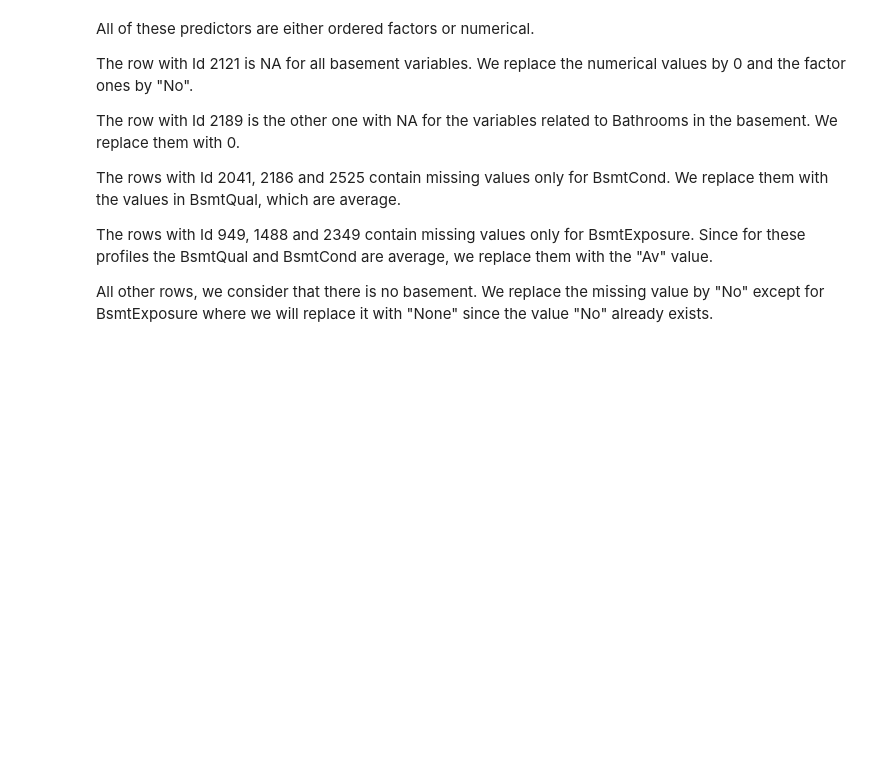
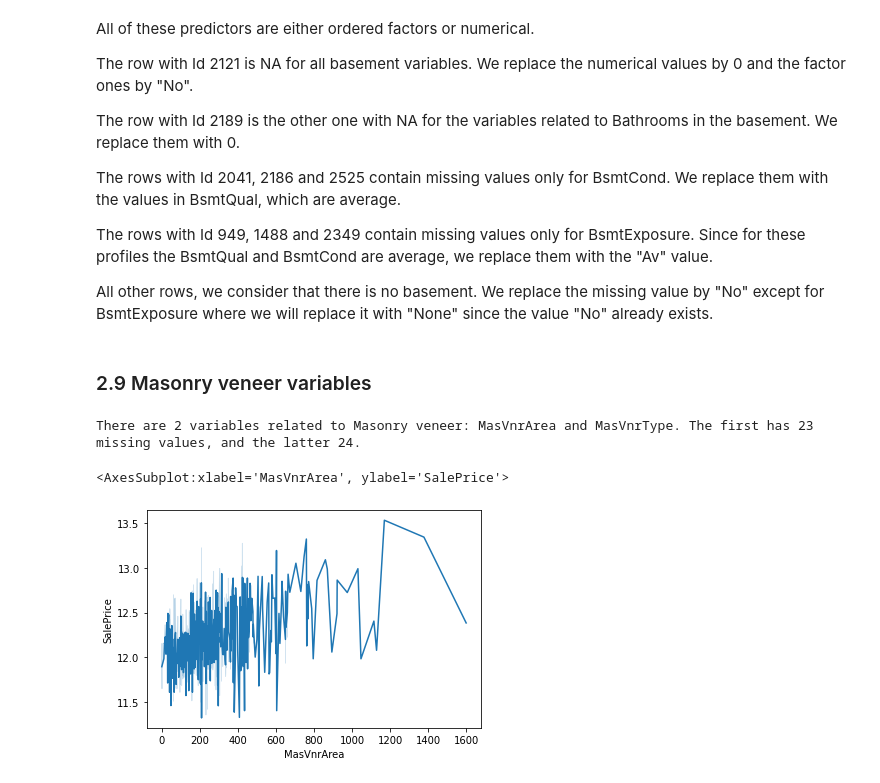
Before and after one commit to jmballard/Kaggle_HousePrice, a Jupyter notebook: analysis_notebook.ipynb, the cells around one changed output. Cells and saved outputs as stored; diff of their text form; code cells hidden in the pictures; blank space fills up the shorter version.

```diff
--- a/analysis_notebook.ipynb
+++ b/analysis_notebook.ipynb
@@ -412,6 +421,28 @@ df['BsmtCond'] = np.where(
 )
 df['BsmtQual'] = df['BsmtQual'].fillna('No')
 df['BsmtCond'] = df['BsmtCond'].fillna('No')
-
+df['BsmtFinType1'] = df['BsmtFinType1'].fillna('No')
+df['BsmtFinType2'] = df['BsmtFinType2'].fillna('No')
+df['BsmtExposure'] = np.select(
+    [
+        (df['BsmtExposure'].isna()) & (df['BsmtQual'] != 'No'),
+        df['BsmtQual'] == 'No'
+    ],
+    [
+        'Av','None'
+    ],
+    df['BsmtExposure']
+)
 
 # Stopped at line 431 or the EDA.Rmd file.
+# %% [markdown]
+### 2.9 Masonry veneer variables
+# %%
+print(f"There are 2 variables related to Masonry veneer: MasVnrArea and MasVnrType. The first has {missing_vals['MasVnrArea']} missing values, and the latter {missing_vals['MasVnrType']}.")
+# %% [output]
+There are 2 variables related to Masonry veneer: MasVnrArea and MasVnrType. The first has 23 missing values, and the latter 24.
+# %%
+sns.lineplot(x = 'MasVnrArea',y = 'SalePrice',data = df)
+# %% [output]
+<AxesSubplot:xlabel='MasVnrArea', ylabel='SalePrice'>
+[figure, added]
```
Also changed, not shown: parts of 50 cells of this notebook.
